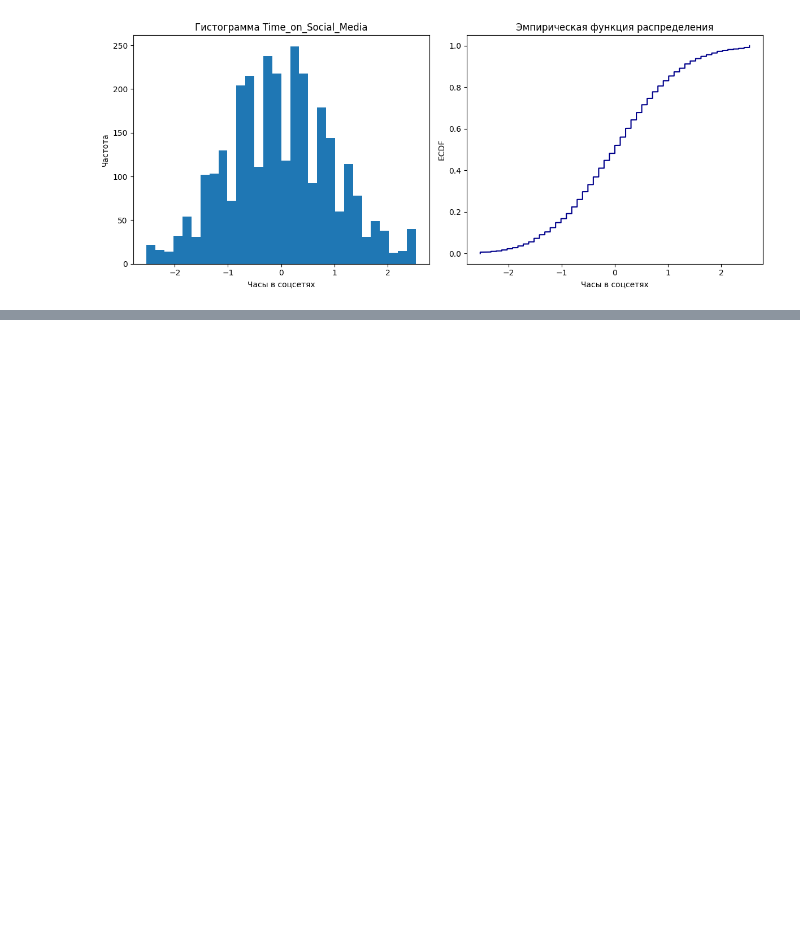
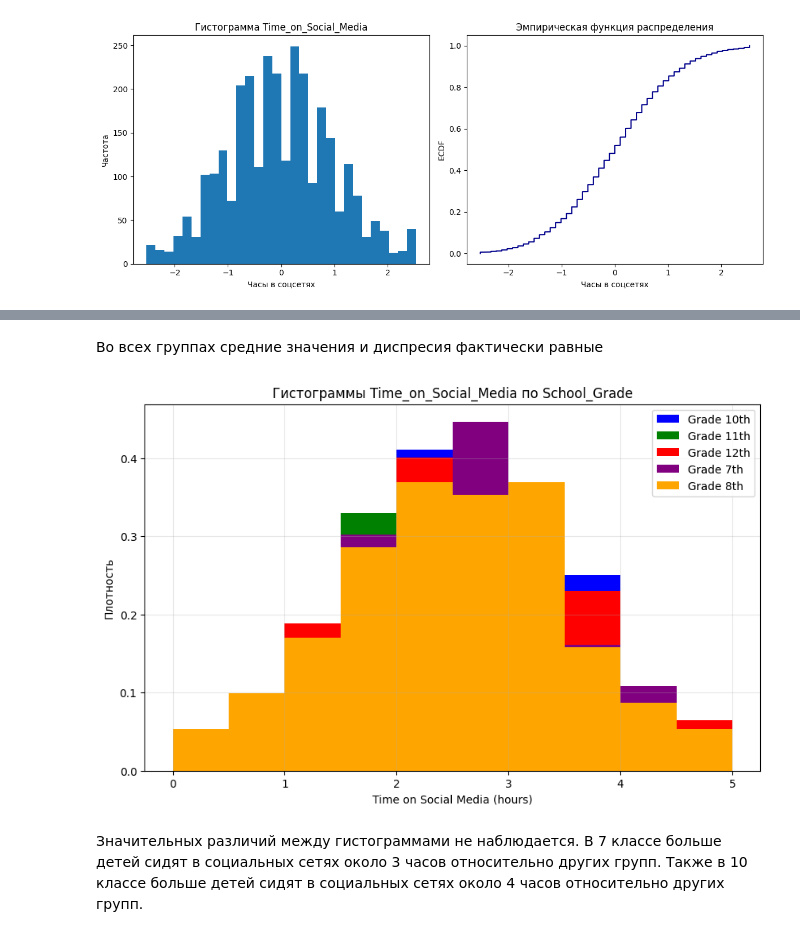
Before and after one commit to poluzerovT/oiad-4-2025, a Jupyter notebook: Gurinovich/lab1.ipynb, the cells around one changed output, grey strips where cells are left out. Cells and saved outputs as stored; diff of their text form; code cells hidden in the pictures; blank space fills up the shorter version.

```diff
--- a/Gurinovich/lab1.ipynb
+++ b/Gurinovich/lab1.ipynb
@@ -247,0 +282,2 @@ else:
+# %%
+grouped = df.groupby('School_Grade')['Time_on_Social_Media']
@@ -247,0 +298,18 @@ else:
+# %% [markdown]
+Во всех группах средние значения и диспресия фактически равные
+# %%
+plt.figure(figsize=(10, 6))
+colors = ['blue', 'green', 'red', 'purple', 'orange']  # Цвета для разных групп
+for (grade, group), color in zip(grouped, colors[:len(grouped)]):
+    group.hist(bins=10, alpha=1, label=f'Grade {grade}', color=color, density=True)
+
+plt.title('Гистограммы Time_on_Social_Media по School_Grade')
+plt.xlabel('Time on Social Media (hours)')
+plt.ylabel('Плотность')
+plt.legend()
+plt.grid(True, alpha=0.3)
+plt.show()
+# %% [output]
+[figure, added]
+# %% [markdown]
+Значительных различий между гистограммами не наблюдается. В 7 классе больше детей сидят в социальных сетях около 3 часов относительно других групп. Также в 10 классе больше детей сидят в социальных сетях около 4 часов относительно других групп.
```
Also changed, not shown: parts of 8 cells of this notebook.
